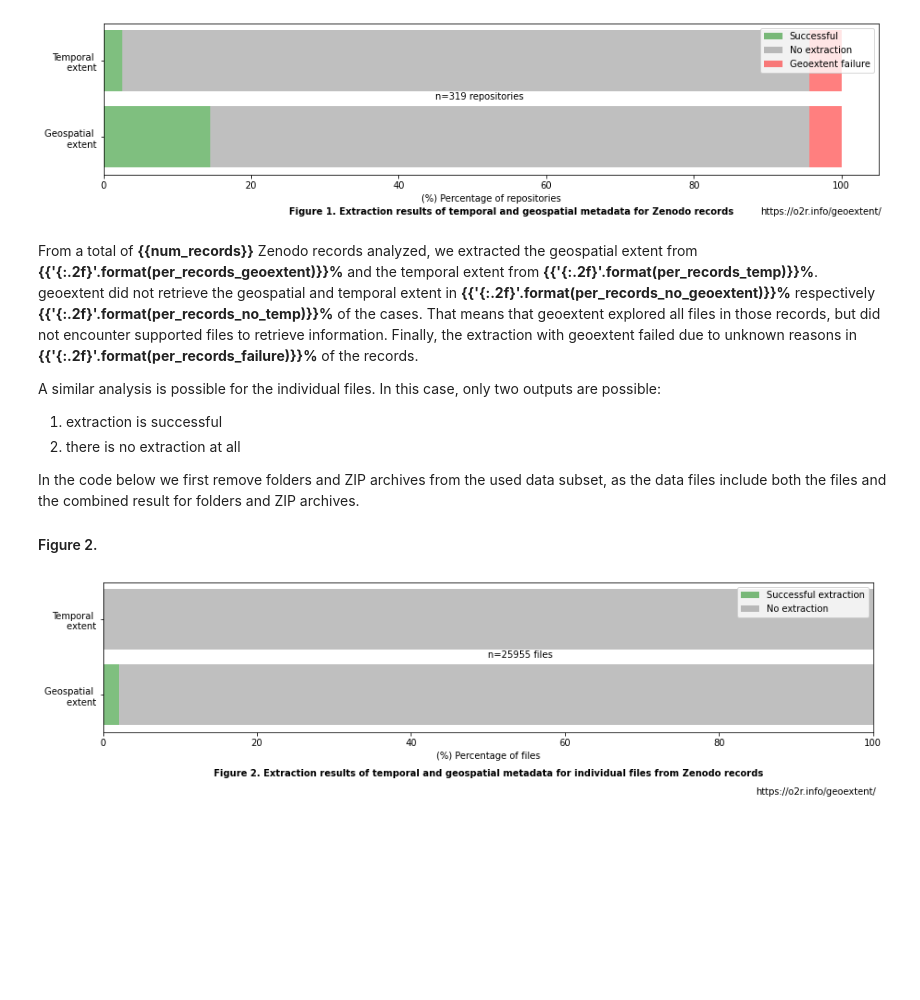
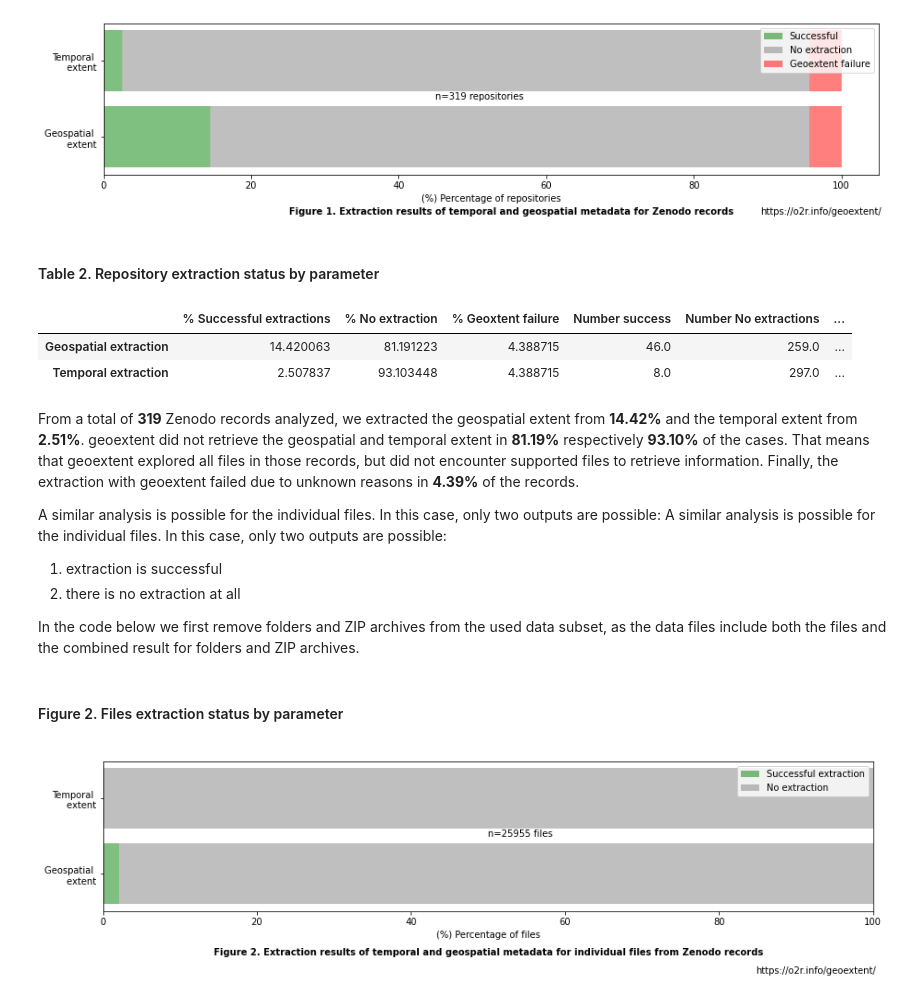
Before and after one commit to o2r-project/geoextent, a Jupyter notebook: showcase/SG_01_Exploring_Research_Data_Repositories_with_geoextent.ipynb, the cells around one changed output. Cells and saved outputs as stored; diff of their text form; code cells hidden in the pictures; blank space fills up the shorter version.

```diff
--- a/showcase/SG_01_Exploring_Research_Data_Repositories_with_geoextent.ipynb
+++ b/showcase/SG_01_Exploring_Research_Data_Repositories_with_geoextent.ipynb
@@ -395,19 +434,38 @@ plt.annotate('https://o2r.info/geoextent/', (0,0), (710,-35), xycoords='axes fra
 fig_num +=1
 plt.legend(loc=1)
 plt.show()
+
+# dataframe with results
+df_repo_extractions = pd.DataFrame.from_dict({"% Successful extractions":rec_successful,
+      "% No extraction":rec_no_extraction,
+      "% Geoxtent failure": rec_failure},orient='index',columns=['Geospatial extraction', 'Temporal extraction']).transpose()
+
+df_repo_extractions['Number success']= df_repo_extractions['% Successful extractions']/100*num_records
+df_repo_extractions['Number No extractions']= df_repo_extractions['% No extraction']/100*num_records
+df_repo_extractions['Number Geoextent Failure']= df_repo_extractions['% Geoxtent failure']/100*num_records
 # %% [output]
 [figure]
+# %% [markdown]
+#### Table 2. Repository extraction status by parameter
+# %%
+df_repo_extractions
+# %% [output]
+|  | % Successful extractions | % No extraction | % Geoxtent failure | Number success | Number No extractions | ... |
+| Geospatial extraction | 14.420063 | 81.191223 | 4.388715 | 46.0 | 259.0 | ... |
+| Temporal extraction | 2.507837 | 93.103448 | 4.388715 | 8.0 | 297.0 | ... |
 # %% [markdown]
-From a total of **{{num_records}}** Zenodo records analyzed, we extracted the geospatial extent from **{{'{:.2f}'.format(per_records_geoextent)}}%** and the temporal extent from **{{'{:.2f}'.format(per_records_temp)}}%**. geoextent did not retrieve the geospatial and temporal extent in **{{'{:.2f}'.format(per_records_no_geoextent)}}%** respectively **{{'{:.2f}'.format(per_records_no_temp)}}%** of the cases. That means that geoextent explored all files in those records, but did not encounter supported files to retrieve information. Finally, the extraction with geoextent failed due to unknown reasons in **{{'{:.2f}'.format(per_records_failure)}}%** of the records.
+From a total of **319** Zenodo records analyzed, we extracted the geospatial extent from **14.42%** and the temporal extent from **2.51%**. geoextent did not retrieve the geospatial and temporal extent in **81.19%** respectively **93.10%** of the cases. That means that geoextent explored all files in those records, but did not encounter supported files to retrieve information. Finally, the extraction with geoextent failed due to unknown reasons in **4.39%** of the records.
 
+A similar analysis is possible for the individual files. In this case, only two outputs are possible:
 A similar analysis is possible for the individual files. In this case, only two outputs are possible:
 
 1. extraction is successful
 2. there is no extraction at all
 
 In the code below we first remove folders and ZIP archives from the used data subset, as the data files include both the files and the combined result for folders and ZIP archives.
-
-#### Figure 2.
+# %% [markdown]
+#### Figure 2. Files extraction status by parameter
+<a id="figure_2"></a>
 # %%
 # Extract only files (no folders or zipfile)
 uni_files_gdf = gdf_files[~gdf_files.format.isin(["folder","zip"])].copy().reset_index(drop=True)
```
Also changed, not shown: parts of 39 cells of this notebook.
